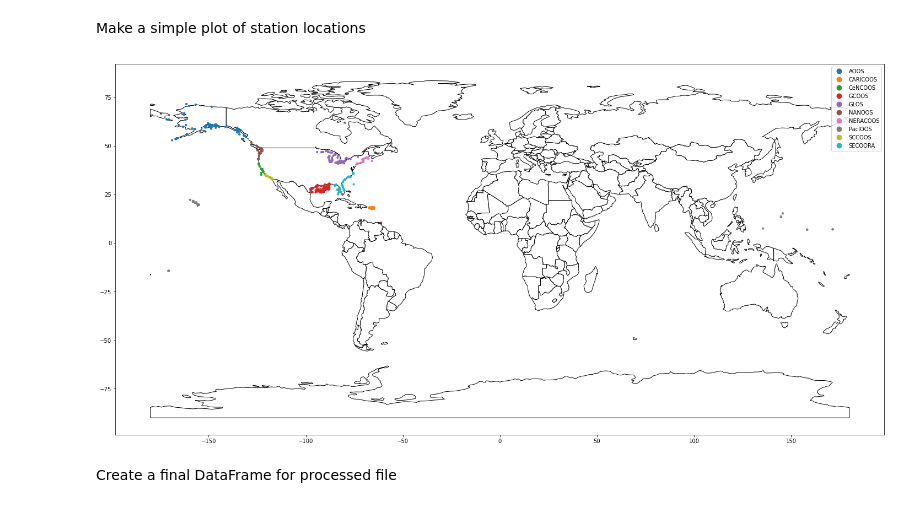
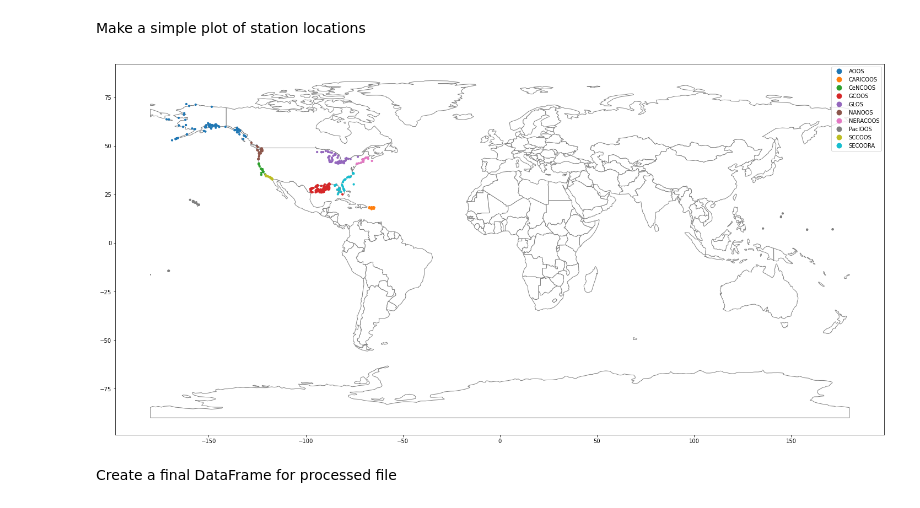
Before and after one commit to ioos/ioos-asset-inventory, a Jupyter notebook: inventory_creation.ipynb, the cells around one changed output. Cells and saved outputs as stored; diff of their text form; code cells hidden in the pictures.

```diff
--- a/inventory_creation.ipynb
+++ b/inventory_creation.ipynb
@@ -141,25 +141,26 @@ Make a simple plot of station locations
 # %%
 gdf = geopandas.GeoDataFrame(
     df_all, geometry=geopandas.points_from_xy(df_all['Longitude'], df_all['Latitude']))
 
 world = geopandas.read_file(geopandas.datasets.get_path('naturalearth_lowres'))
 
 ax = world.plot(
     color='white',
-    edgecolor='black',
+    edgecolor='grey',
     figsize=(25,20),
     )
 
 gdf.plot(ax=ax,
          column='RA',
          categorical=True,
          markersize=10,
          legend=True,
+         k=11,
         )
 
 plt.show()
 # %% [output]
-[figure, old version]
+[figure, new version]
 # %% [markdown]
 Create a final DataFrame for processed file
 # %%
```
Also changed, not shown: parts of 3 cells of this notebook.
